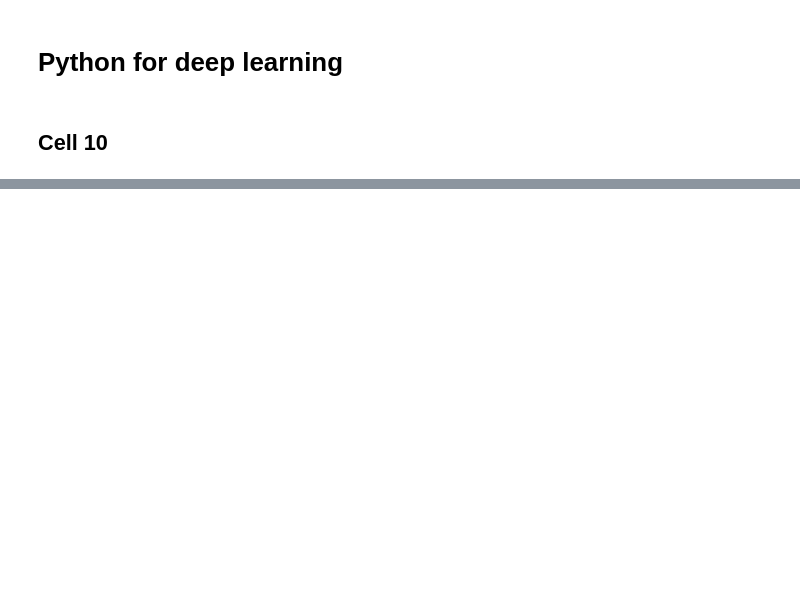
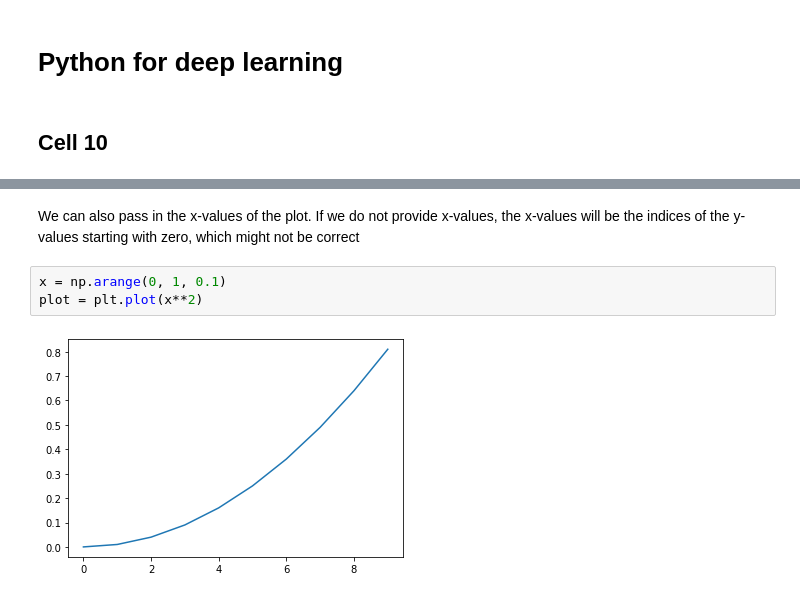
Before and after one commit to MontpellierRessourcesImagerie/DL_EXP_PC, a Jupyter notebook: DL01-cell10-explanations.ipynb, the cells around one changed output, grey strips where cells are left out. Saved outputs shown, nothing was run; the diff lists cells and outputs as text; blank space fills up the shorter version.

```diff
--- a/DL01-cell10-explanations.ipynb
+++ b/DL01-cell10-explanations.ipynb
@@ -82,0 +41,7 @@ print(classPrediction)
+# %% [markdown]
+We can also pass in the x-values of the plot. If we do not provide x-values, the x-values will be the indices of the y-values starting with zero, which might not be correct
+# %%
+x = np.arange(0, 1, 0.1)
+plot = plt.plot(x**2)
+# %% [output]
+[figure, added]
```
Also changed, not shown: parts of 34 cells of this notebook, 13 other files.
